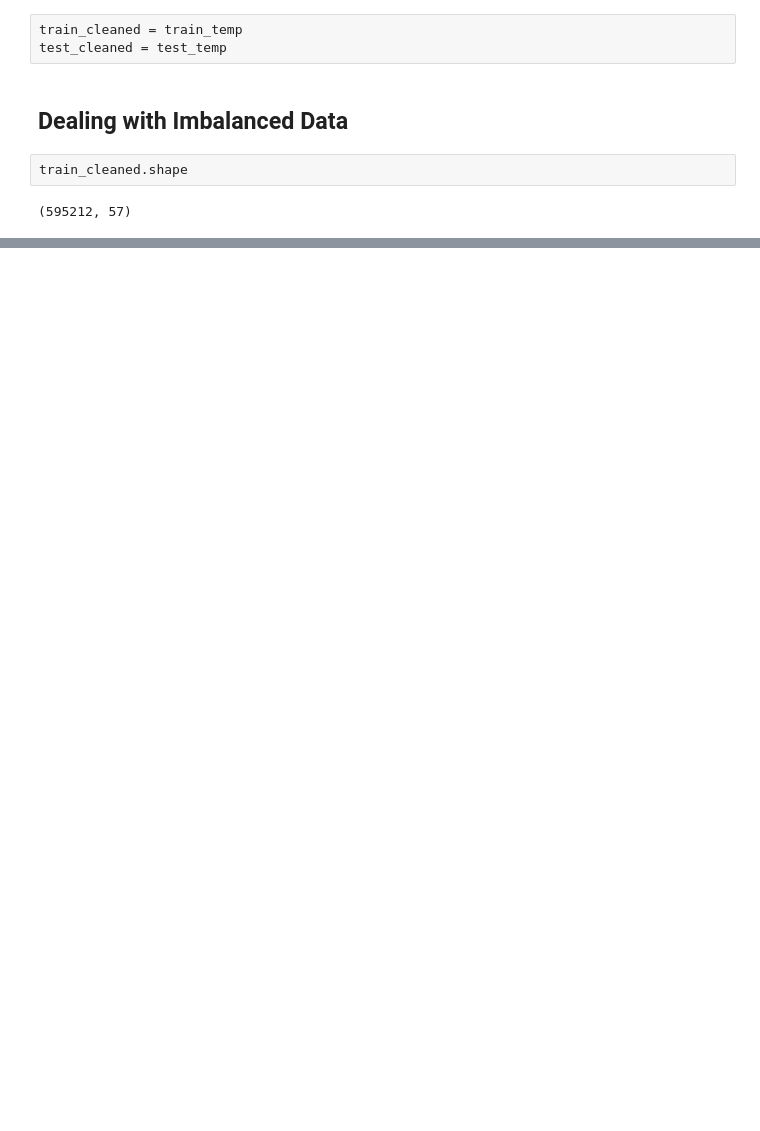
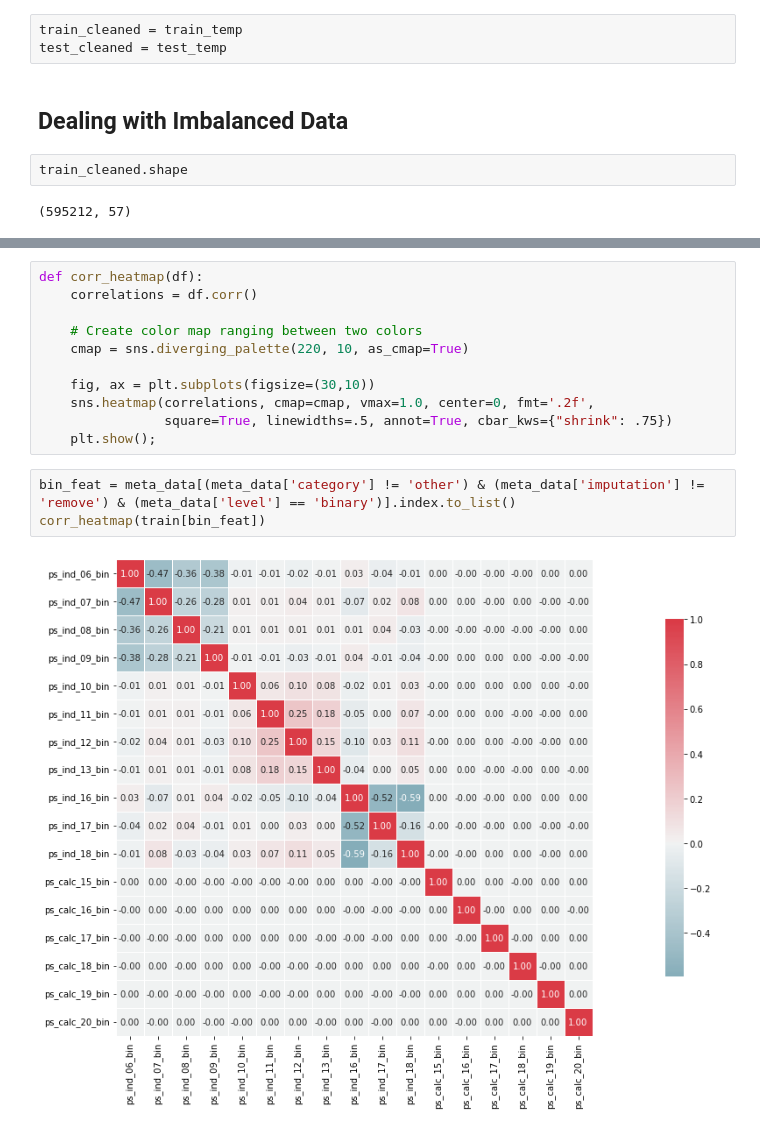
Before and after one commit to SarahLuym/WhaleDataScienceProject, a Jupyter notebook: data/Whole_Project.ipynb, the cells around one changed output, grey strips where cells are left out. Cells and saved outputs as stored; diff of their text form; blank space fills up the shorter version.

```diff
--- a/data/Whole_Project.ipynb
+++ b/data/Whole_Project.ipynb
@@ -390,0 +464,16 @@ train1.head()
+# %%
+def corr_heatmap(df):
+    correlations = df.corr()
+
+    # Create color map ranging between two colors
+    cmap = sns.diverging_palette(220, 10, as_cmap=True)
+
+    fig, ax = plt.subplots(figsize=(30,10))
+    sns.heatmap(correlations, cmap=cmap, vmax=1.0, center=0, fmt='.2f',
+                square=True, linewidths=.5, annot=True, cbar_kws={"shrink": .75})
+    plt.show();
+# %%
+bin_feat = meta_data[(meta_data['category'] != 'other') & (meta_data['imputation'] != 'remove') & (meta_data['level'] == 'binary')].index.to_list()
+corr_heatmap(train[bin_feat])
+# %% [output]
+[figure, added]
```
Also changed, not shown: parts of 38 cells of this notebook.
